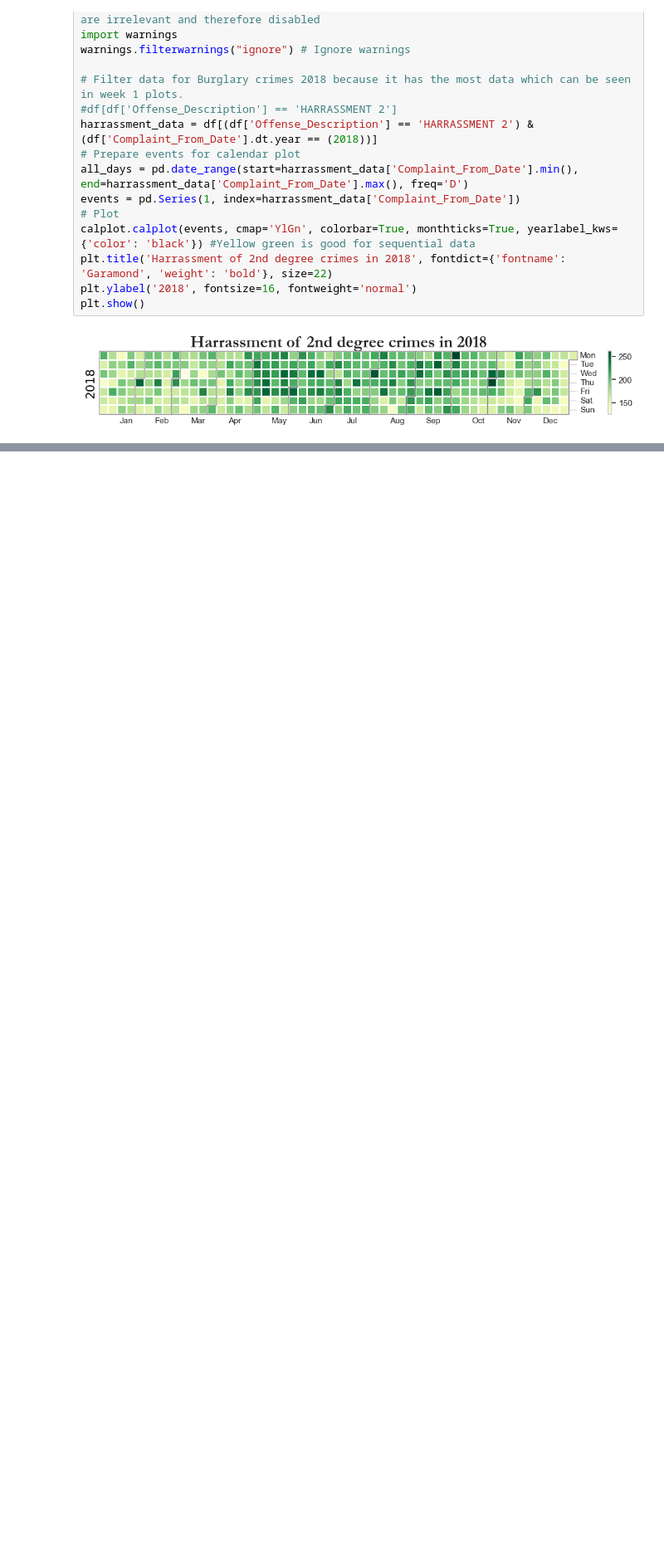
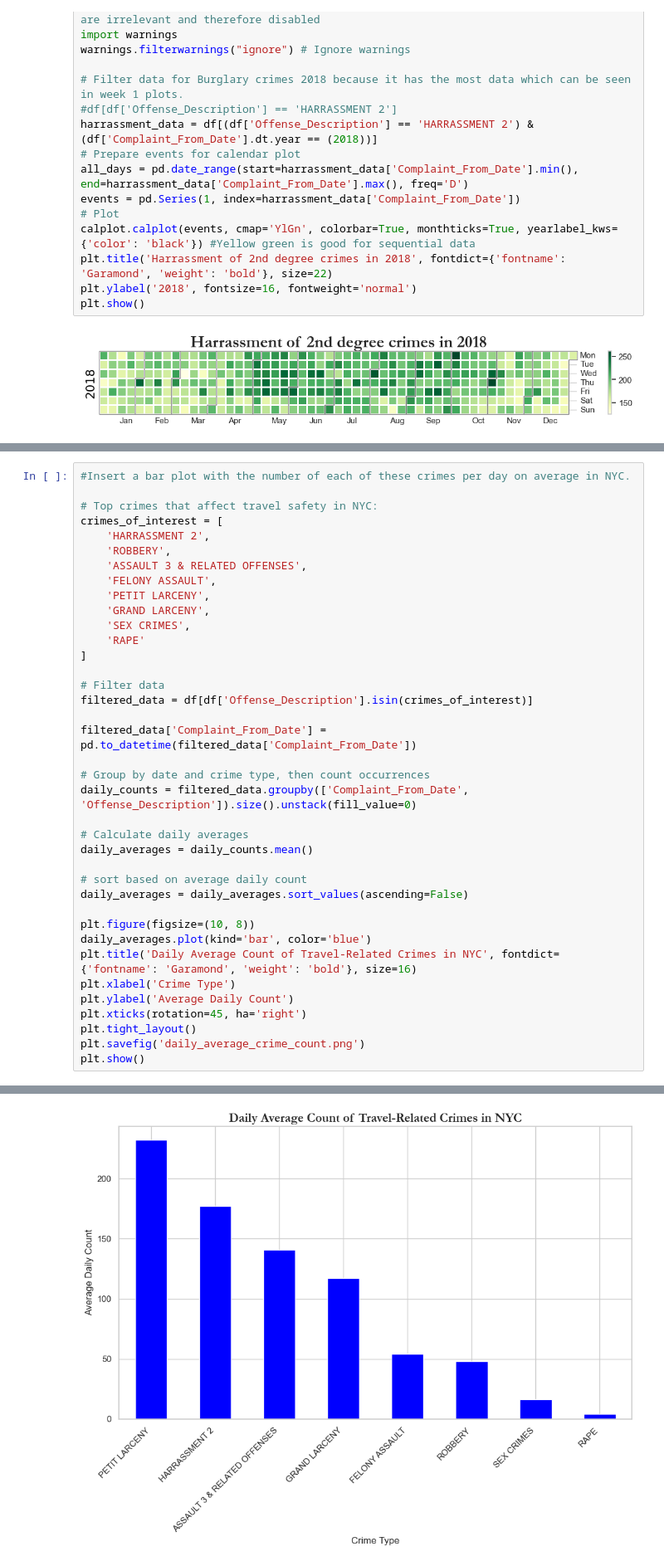
Before and after one commit to johan-bh/Social-Data---Final-Project, a Jupyter notebook: temporal_plots.ipynb, the cells around one changed output, grey strips where cells are left out. Shown at 83% size. Cells and saved outputs as stored; diff of their text form; blank space fills up the shorter version.

```diff
--- a/temporal_plots.ipynb
+++ b/temporal_plots.ipynb
@@ -278,0 +297,39 @@ plt.show()
+# %%
+#Insert a bar plot with the number of each of these crimes per day on average in NYC.
+
+# Top crimes that affect travel safety in NYC:
+crimes_of_interest = [
+    'HARRASSMENT 2',
+    'ROBBERY',
+    'ASSAULT 3 & RELATED OFFENSES',
+    'FELONY ASSAULT',
+    'PETIT LARCENY',
+    'GRAND LARCENY',
+    'SEX CRIMES',
+    'RAPE'
+]
+
+# Filter data
+filtered_data = df[df['Offense_Description'].isin(crimes_of_interest)]
+
+filtered_data['Complaint_From_Date'] = pd.to_datetime(filtered_data['Complaint_From_Date'])
+
+# Group by date and crime type, then count occurrences
+daily_counts = filtered_data.groupby(['Complaint_From_Date', 'Offense_Description']).size().unstack(fill_value=0)
+
+# Calculate daily averages
+daily_averages = daily_counts.mean()
+
+# sort based on average daily count
+daily_averages = daily_averages.sort_values(ascending=False)
+
+plt.figure(figsize=(10, 8))
+daily_averages.plot(kind='bar', color='blue')
+plt.title('Daily Average Count of Travel-Related Crimes in NYC', fontdict={'fontname': 'Garamond', 'weight': 'bold'}, size=16)
+plt.xlabel('Crime Type')
+plt.ylabel('Average Daily Count')
+plt.xticks(rotation=45, ha='right')
+plt.tight_layout()
+plt.savefig('daily_average_crime_count.png')
+plt.show()
+# %% [output]
@@ -278,0 +341 @@ plt.show()
+[figure, added]
```
Also changed, not shown: parts of 3 cells of this notebook, 3 other files.
